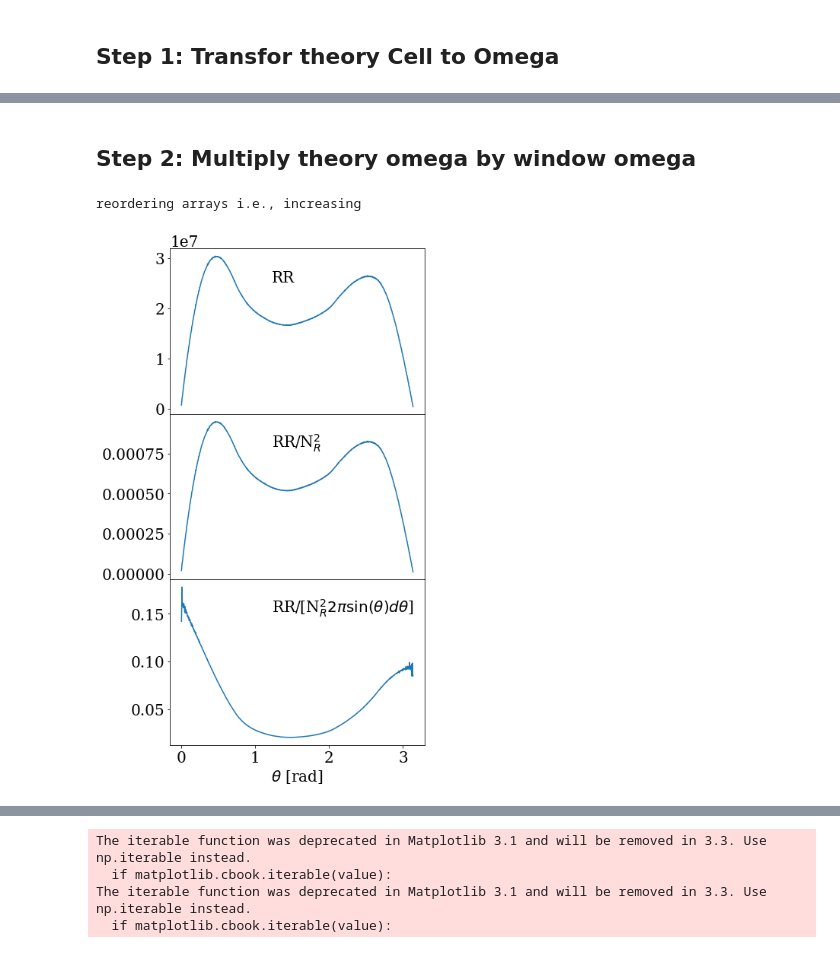
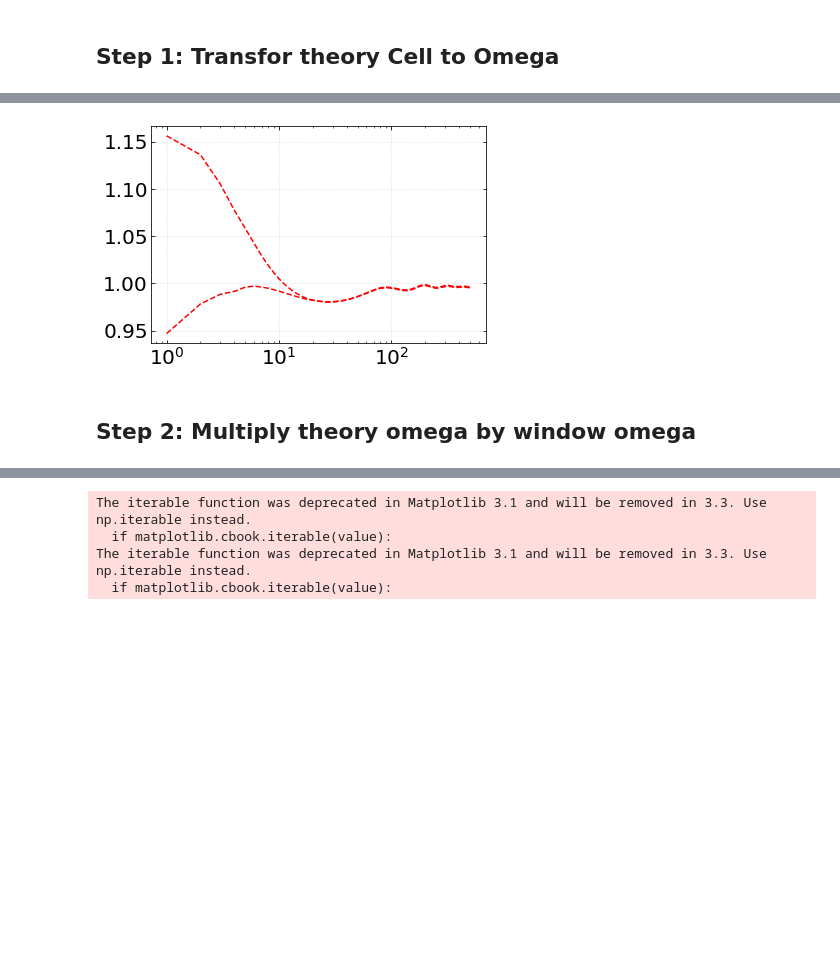
Before and after one commit to mehdirezaie/SYSNet, a Jupyter notebook: src/window2D.ipynb, the cells around one changed output, grey strips where cells are left out. Cells and saved outputs as stored; diff of their text form; code cells hidden in the pictures; blank space fills up the shorter version.

```diff
--- a/src/window2D.ipynb
+++ b/src/window2D.ipynb
@@ -158,0 +285,16 @@ np.savetxt('./theta_omega_theory.txt', np.column_stack([sep_rad, xi_mod]), heade
+# %%
+# read paircount
+paircount = '/Volumes/TimeMachine/data/mocks/mocks_window.cut.256.npy'
+XIW = XiWindow(paircount)
+
+
+# ---  theoretical C_ell ---
+fftlog = '/Volumes/TimeMachine/data/mocks/fftlog.out'
+CFFT = CellTheory(fftlog)
+
+fftlog2 = '/Volumes/TimeMachine/data/mocks/fftloggz0.85redbias2.out'
+CFFT2 = CellTheory(fftlog2)
+
+
+clwind = CFFT.convolve(XIW)
+clwind2 = CFFT2.convolve(XIW)
@@ -159,2 +315,12 @@ np.savetxt('./theta_omega_theory.txt', np.column_stack([sep_rad, xi_mod]), heade
+# %%
+fig, ax = plt.subplots()
+
+for cli in [clwind, clwind2]:
+    ax.plot(cli['Cellconv']/cli['Cell'], 'r--')
+ax.set_xscale('log')
+ax.tick_params(direction='in', which='both', axis='both', top=True, right=True)
+ax.grid(True, ls=':', color='grey', alpha=0.3)
+# %% [output]
+[figure, added]
 # %% [markdown]
 ## Step 2: Multiply theory omega by window omega
@@ -197,22 +326,0 @@ class XiWindow:
-# %%
-xi_th = XiWindow()
-# %% [output]
-reordering arrays i.e., increasing
-# %%
-fig, ax = plt.subplots(nrows=3, figsize=(6, 12), sharex=True)
-fig.subplots_adjust(hspace=0)
-#
-ax[0].plot(xi_th.mid_sep, xi_th.rr)
-ax[1].plot(xi_th.mid_sep, xi_th.rr/(xi_th.totalfrac**2))
-ax[2].plot(xi_th.mid_sep, xi_th.rr/(2*np.pi*xi_th.totalfrac**2*np.sin(xi_th.mid_sep)*xi_th.dsep))
-#ax[3].plot(xi_th.sep, xi_th.rr/(2*np.pi*xi_th.totalfrac**2*xi_th.sep*xi_th.dsep[0]))
-
-
-for i, text_i in enumerate(['RR', r'RR/N$_{R}^{2}$',
-                            r'RR/[N$_{R}^{2} 2 \pi \sin(\theta)d\theta$]']):
-    # r'RR/[N$_{R}^{2} 2 \pi \theta d\theta$]'
-    ax[i].text(0.4, 0.8, text_i, transform=ax[i].transAxes)
-    if i==0:
-        ax[-1].set(xlabel=r'$\theta$ [rad]')
-# %% [output]
-[figure, removed]
```
Also changed, not shown: parts of 46 cells of this notebook, 14 other files.
